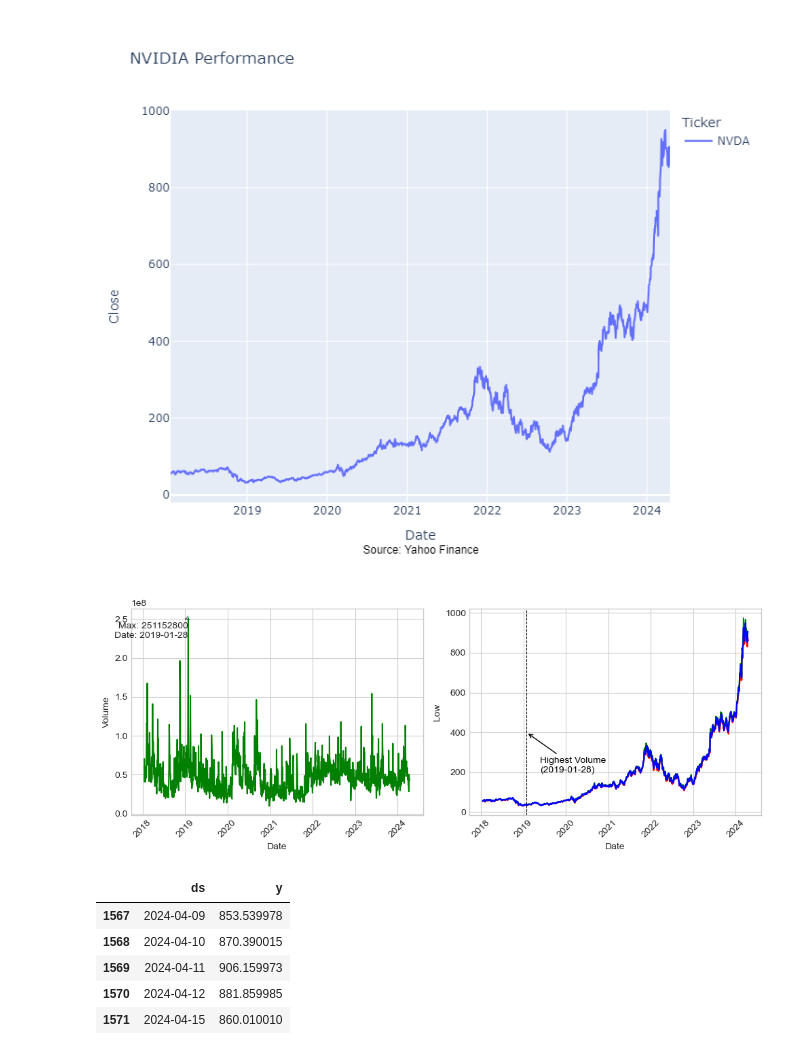
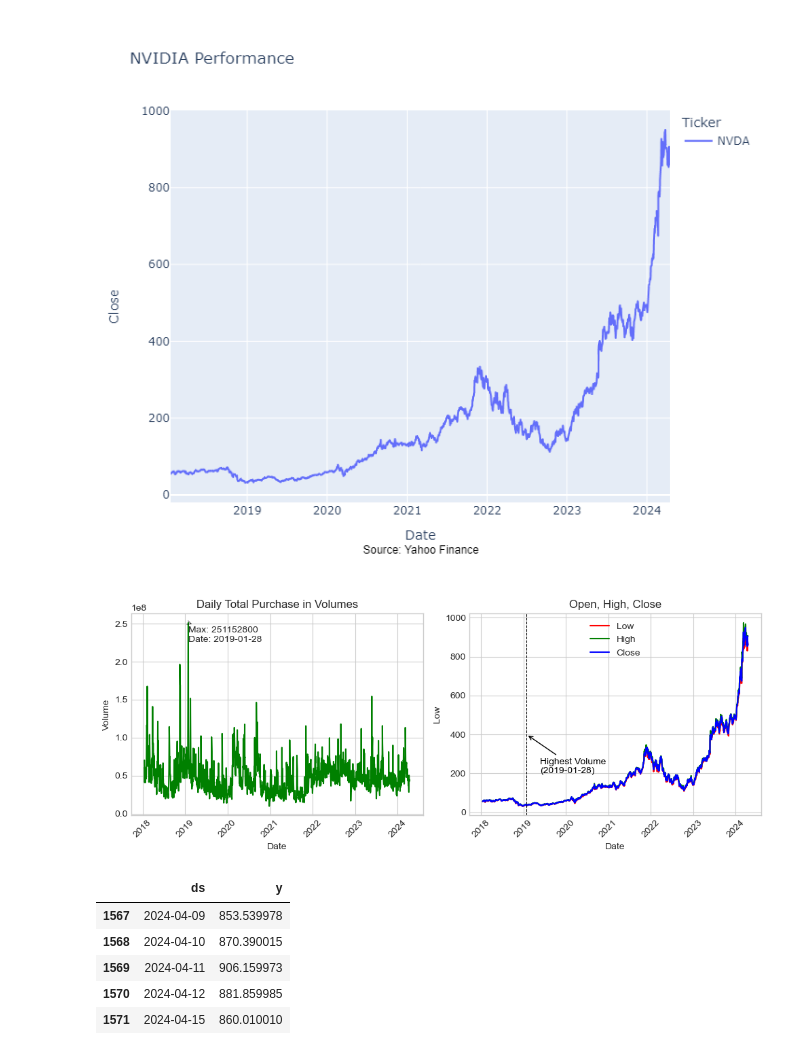
Before and after one commit to triciaannan/Stock-analysis-and-Forecasting, a Jupyter notebook: stocks.ipynb, the cells around one changed output. Saved outputs shown, nothing was run; the diff lists cells and outputs as text; code cells hidden in the pictures.

```diff
--- a/stocks.ipynb
+++ b/stocks.ipynb
@@ -113,53 +118,50 @@ fig.show()
 # %% [output]
 [figure]
 # %%
-import matplotlib.pyplot as plt
-import seaborn as sns
-import datetime as dt
-from matplotlib.dates import date2num, num2date
-
 f, axs = plt.subplots(1, 2, figsize=(10, 4), gridspec_kw=dict(width_ratios=[4, 4]))
 
 sns.lineplot(data=nvda_stocks, x="Date", y="Volume", color='green', ax=axs[0])
 axs[0].grid(True)
 axs[0].tick_params(axis='x', rotation=45)
 
-sns.lineplot(data=nvda_stocks, x="Date", y='Low', color='red', ax=axs[1])
-sns.lineplot(data=nvda_stocks, x="Date", y='High', color='green', ax=axs[1])
-sns.lineplot(data=nvda_stocks, x="Date", y='Close', color='blue', ax=axs[1])
+sns.lineplot(data=nvda_stocks, x="Date", y='Low', color='red', ax=axs[1],label='Low')
+sns.lineplot(data=nvda_stocks, x="Date", y='High', color='green', ax=axs[1],label='High')
+sns.lineplot(data=nvda_stocks, x="Date", y='Close', color='blue', ax=axs[1],label='Close')
 axs[1].grid(True)
-# Rotate x-axis labels by 45 degrees
+
 axs[1].tick_params(axis='x', rotation=45)
 
 min_index = nvda_stocks['Volume'].idxmin()
 min_value = nvda_stocks.loc[min_index, 'Volume']
 min_date = nvda_stocks.loc[min_index, 'Date']
 
 max_index = nvda_stocks['Volume'].idxmax()
 max_value = nvda_stocks.loc[max_index, 'Volume']
 max_date = nvda_stocks.loc[max_index, 'Date']
 
 
 min_date_num = date2num(min_date)
 max_date_num = date2num(max_date)
 
 axs[0].annotate(f'Max: {max_value:.0f}\nDate: {num2date(max_date_num).strftime("%Y-%m-%d")}', xy=(max_date_num, max_value),
-                xytext=(max_date_num, max_value - 5000000), ha='right', va='top',
+                xytext=(max_date_num, max_value - 5000000), ha='left', va='top',
                 arrowprops=dict(facecolor='blue', arrowstyle='<-', alpha=0.5))
 
 
 volume_dt = dt.datetime(2019, 1, 28)
 volume_label = 'Highest Volume\n(' + volume_dt.strftime('%Y-%m-%d') + ')'
 
 axs[1].axvline(x=volume_dt, color='black', linewidth=0.75, linestyle='--')
 axs[1].annotate(volume_label, xy=(volume_dt, 400), xytext=(dt.datetime(2019, 5, 25), 200),
                 arrowprops={'facecolor': 'black', 'arrowstyle': '->'}, color='black')
 
+axs[0].set_title('Daily Total Purchase in Volumes')
+axs[1].set_title('Open, High, Close')
 f.tight_layout()
-
+plt.legend()
 plt.show()
 # %% [output]
-[figure, old version]
+[figure, new version]
 # %%
 m = Prophet()
 
```
Also changed, not shown: parts of 12 cells of this notebook.
